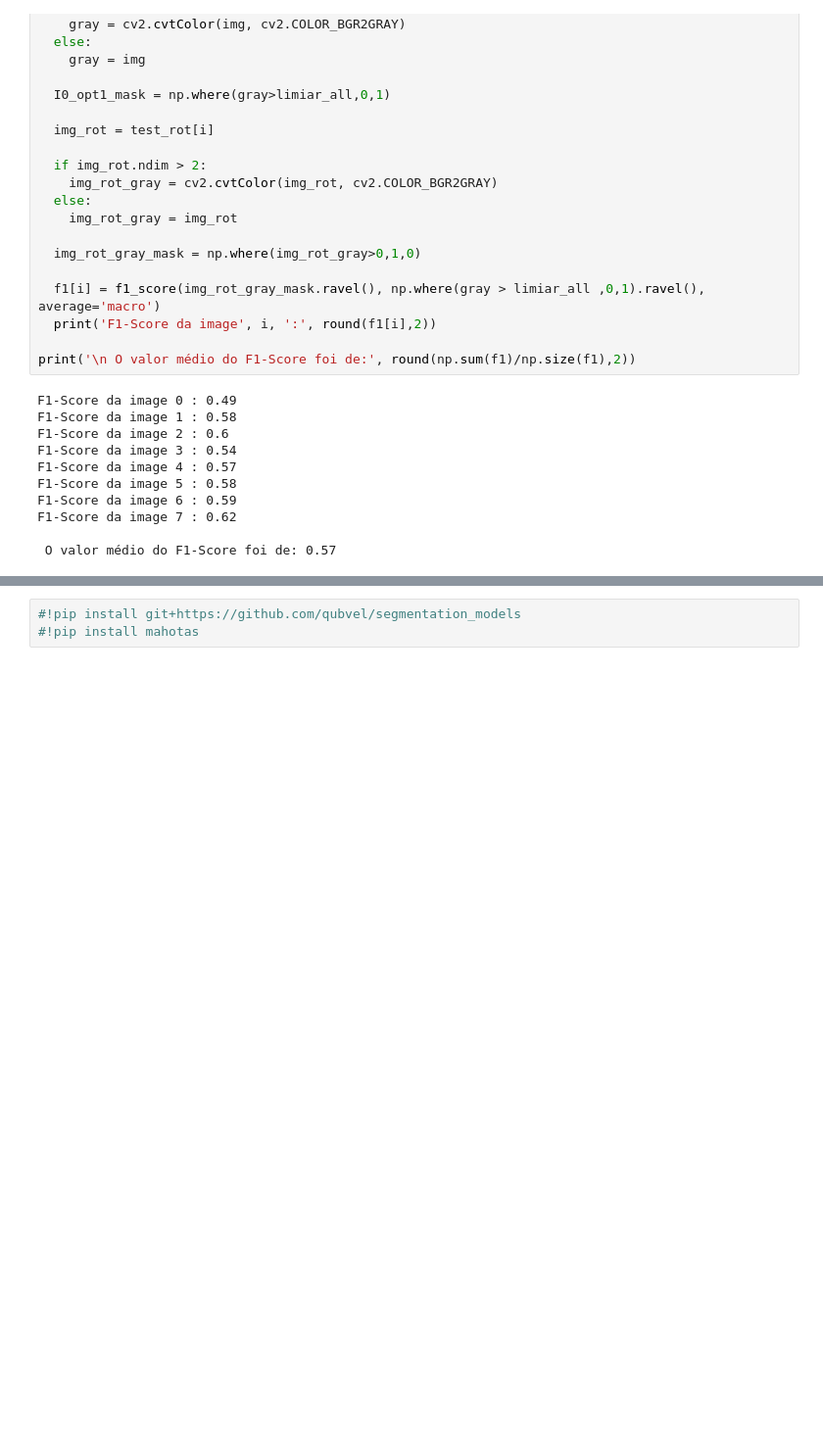
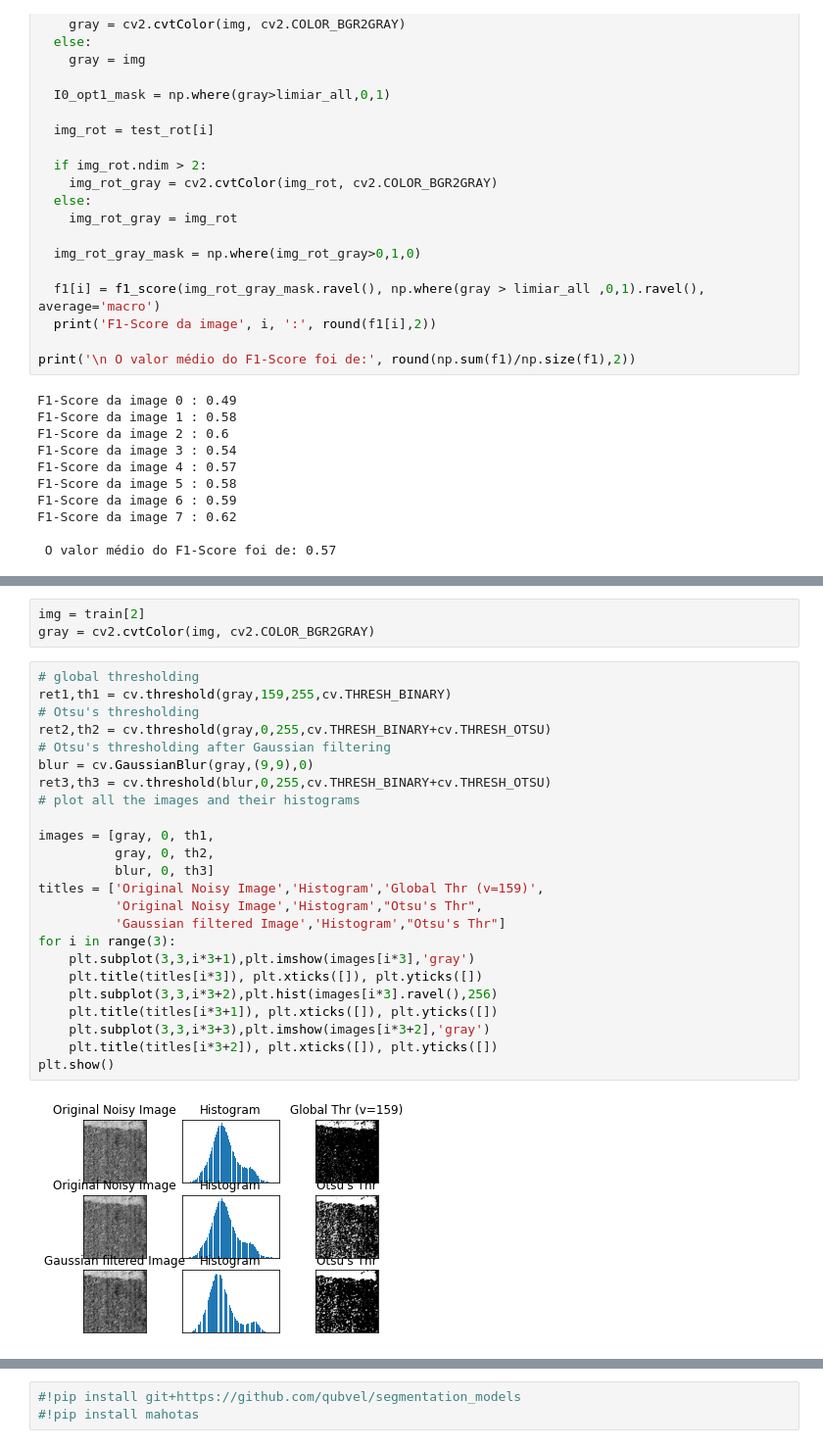
Before and after one commit to rodolfoarruda/MachineLearning, a Jupyter notebook: Pratica_ProcImg_v2.ipynb, the cells around one changed output, grey strips where cells are left out. Shown at 98% size. Cells and saved outputs as stored; diff of their text form; blank space fills up the shorter version.

```diff
--- a/Pratica_ProcImg_v2.ipynb
+++ b/Pratica_ProcImg_v2.ipynb
@@ -430,0 +443,29 @@ F1-Score da image 7 : 0.62
+# %%
+img = train[2]
+gray = cv2.cvtColor(img, cv2.COLOR_BGR2GRAY)
+# %%
+# global thresholding
+ret1,th1 = cv.threshold(gray,159,255,cv.THRESH_BINARY)
+# Otsu's thresholding
+ret2,th2 = cv.threshold(gray,0,255,cv.THRESH_BINARY+cv.THRESH_OTSU)
+# Otsu's thresholding after Gaussian filtering
+blur = cv.GaussianBlur(gray,(9,9),0)
+ret3,th3 = cv.threshold(blur,0,255,cv.THRESH_BINARY+cv.THRESH_OTSU)
+# plot all the images and their histograms
+
+images = [gray, 0, th1,
+          gray, 0, th2,
+          blur, 0, th3]
+titles = ['Original Noisy Image','Histogram','Global Thr (v=159)',
+          'Original Noisy Image','Histogram',"Otsu's Thr",
+          'Gaussian filtered Image','Histogram',"Otsu's Thr"]
+for i in range(3):
+    plt.subplot(3,3,i*3+1),plt.imshow(images[i*3],'gray')
+    plt.title(titles[i*3]), plt.xticks([]), plt.yticks([])
+    plt.subplot(3,3,i*3+2),plt.hist(images[i*3].ravel(),256)
+    plt.title(titles[i*3+1]), plt.xticks([]), plt.yticks([])
+    plt.subplot(3,3,i*3+3),plt.imshow(images[i*3+2],'gray')
+    plt.title(titles[i*3+2]), plt.xticks([]), plt.yticks([])
+plt.show()
+# %% [output]
+[figure, added]
```
Also changed, not shown: parts of 29 cells of this notebook.
